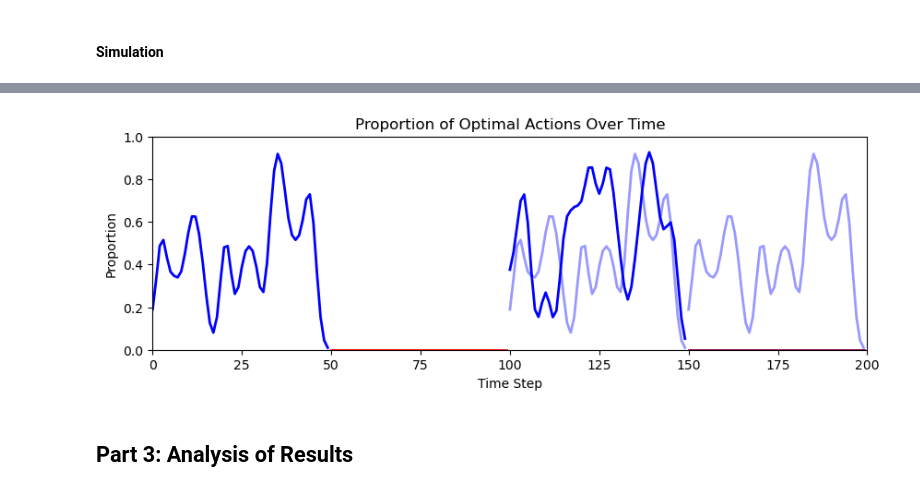
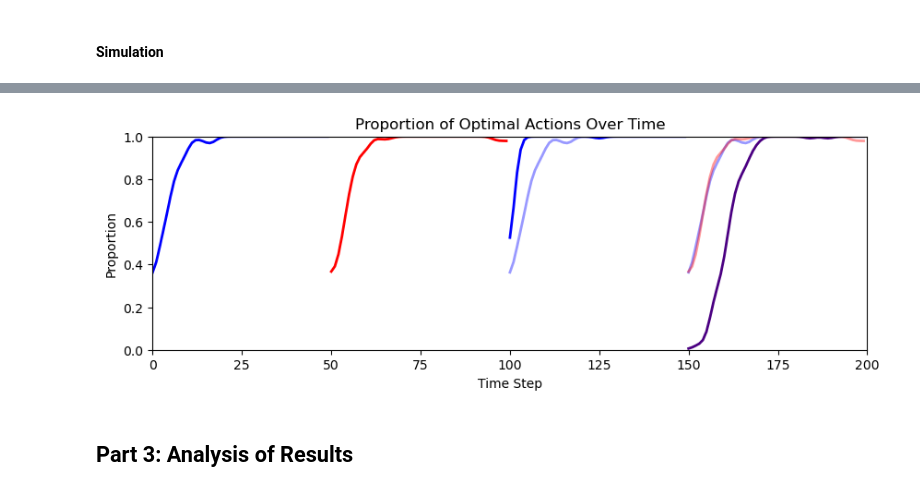
Before and after one commit to YoujingYu99/CCAB, a Jupyter notebook: demo_jcrp_winning_arm.ipynb, the cells around one changed output, grey strips where cells are left out. Saved outputs shown, nothing was run; the diff lists cells and outputs as text; code cells hidden in the pictures.

```diff
--- a/demo_jcrp_winning_arm.ipynb
+++ b/demo_jcrp_winning_arm.ipynb
@@ -164,21 +85,20 @@ env = ExperimentalEnvCRP(
 ## Part 2: Run Simulation
 # %%
 HYP_JCRP = {
-    "gamma": 0.1,
+    "gamma": 0.02,
     "alpha": 10,
 }
 HYP_NIW = {
     "mu0": torch.tensor([0.0, 0.0]),
-    "kappa0": 0.1,
-    "nu0": 4.0,
-    "Lambda0": torch.eye(2) * 1.0,
+    "kappa0": 0.05,
+    "alpha0": 10.0,
+    "beta0": 1.0,
 }
+
 HYP_BB = {
-    # "alpha0": torch.tensor([0.05, 0.05, 0.05, 0.05]),
     "beta0": torch.tensor([0.25, 0.25, 0.25, 0.25]),
     "rho_c": 0.9,
     "rho_i": 0.1,
-    # "prior": torch.tensor([0.25, 0.25, 0.25, 0.25]),
 }
 
 HYP = {"hyp_jcrp": HYP_JCRP, "hyp_niw": HYP_NIW, "hyp_bb": HYP_BB}
@@ -187,7 +107,7 @@ HYP = {"hyp_jcrp": HYP_JCRP, "hyp_niw": HYP_NIW, "hyp_bb": HYP_BB}
 # %%
 results = []
 
-for i in range(1):
+for i in range(32):
 
     # Initialize history buffers
     exp_history = ExperimentHistory()
@@ -300,7 +294,7 @@ KeyboardInterrupt:
 # %%
 proportion_optimal_mean = np.zeros(200)
 
-chosen = list(range(1))
+chosen = list(range(32))
 
 for j in chosen:
 
@@ -316,34 +310,34 @@ def smooth(result):
     return gaussian_filter1d(result, sigma=1.5)
 
 
 task_1 = smooth(proportion_optimal_mean[0:50])
 task_1_dur = np.arange(0, 50)
 task_2 = smooth(proportion_optimal_mean[50:100])
 task_2_dur = np.arange(50, 100)
 task_3 = smooth(proportion_optimal_mean[100:150])
 task_3_dur = np.arange(100, 150)
 task_4 = smooth(proportion_optimal_mean[150:200])
 task_4_dur = np.arange(150, 200)
 
 
 plt.figure(figsize=(10, 3))
 # plt.plot(proportion_optimal_mean, label='Proportion Optimal Action', color='blue', linewidth=2)
 plt.plot(task_1_dur, task_1, color="blue", linewidth=2, alpha=1.0)
 plt.plot(task_2_dur, task_2, color="red", linewidth=2, alpha=1.0)
 plt.plot(task_3_dur, task_3, color="blue", linewidth=2, alpha=1.0)
 plt.plot(task_4_dur, task_4, color="indigo", linewidth=2, alpha=1.0)
 plt.plot(task_3_dur, task_1, color="blue", linewidth=2, alpha=0.4)
 plt.plot(task_4_dur, task_1, color="blue", linewidth=2, alpha=0.4)
 plt.plot(task_4_dur, task_2, color="red", linewidth=2, alpha=0.4)
 plt.title("Proportion of Optimal Actions Over Time")
 plt.xlabel("Time Step")
 plt.ylabel("Proportion")
 plt.ylim(0, 1)
 plt.xlim(0, len(proportion_optimal_mean))
 # plt.savefig("g_proportion_optimal_3.pdf")
 plt.show()
 # %% [output]
-[figure, old version]
+[figure, new version]
 # %% [markdown]
 ## Part 3: Analysis of Results
 # %% [markdown]
```
Also changed, not shown: parts of 5 cells of this notebook, 7 other files.
